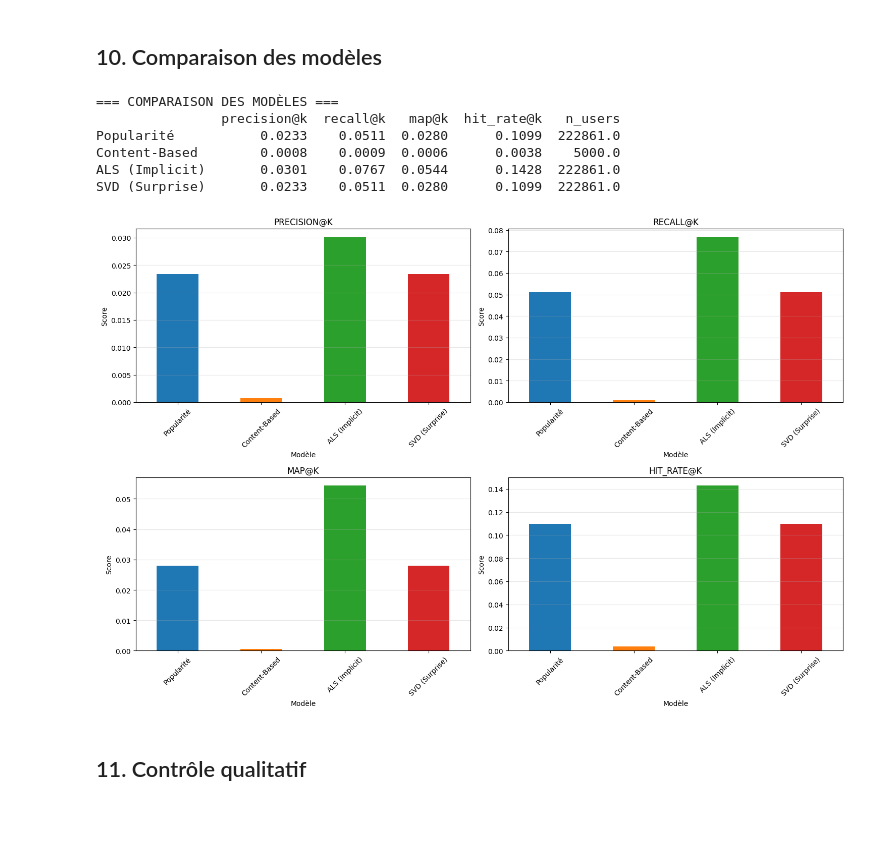
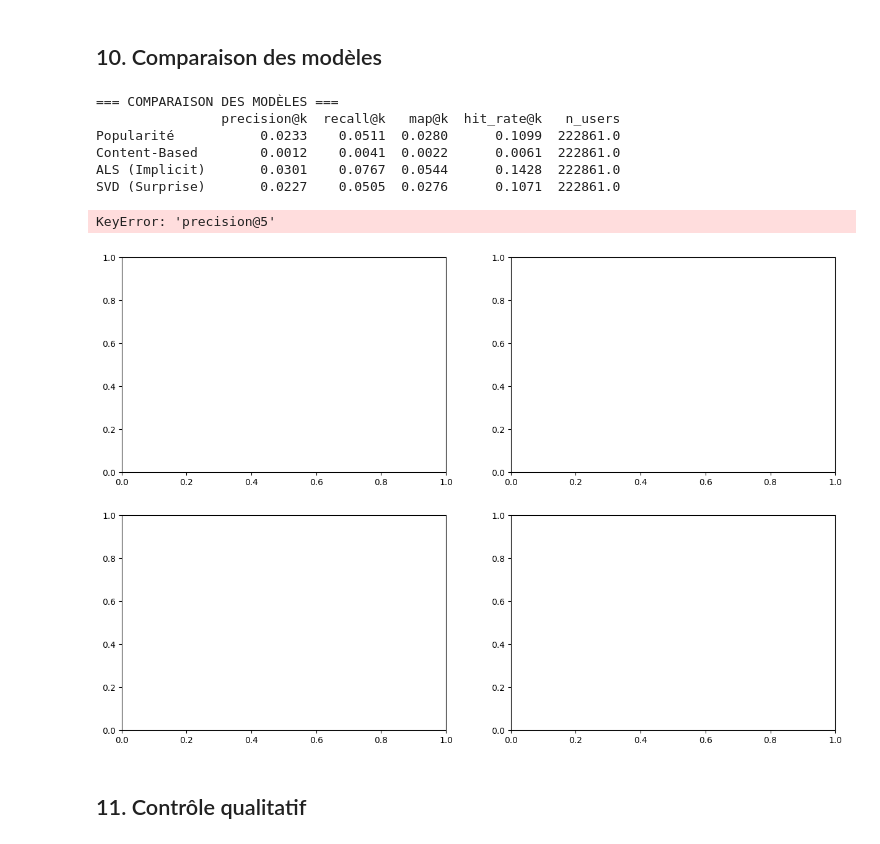
Before and after one commit to nicop1709/P10, a Jupyter notebook: Notebook_recommender_system.ipynb, the cells around one changed output. Cells and saved outputs as stored; diff of their text form; code cells hidden in the pictures; blank space fills up the shorter version.

```diff
--- a/Notebook_recommender_system.ipynb
+++ b/Notebook_recommender_system.ipynb
@@ -416,12 +513,14 @@ print("\nGénération des recommandations content-based (version batch ultra-opt
 start_time = time()
 content_based_recommendations_dict = {}
 
-# Utiliser un échantillon pour tester plus rapidement (optionnel)
-USE_FULL_DATASET = False  # Changez à True pour l'évaluation complète
+# Traiter TOUS les utilisateurs pour une comparaison équitable
+USE_FULL_DATASET = True  # Traiter tous les utilisateurs du test
 sample_size = len(test_user_items) if USE_FULL_DATASET else min(5000, len(test_user_items))
 test_user_ids_sample = list(test_user_items.keys())[:sample_size]
 
-print(f"Traitement de {sample_size} utilisateurs...")
+total_batches = (len(test_user_ids_sample) - 1) // 100 + 1
+print(f"Traitement de {sample_size:,} utilisateurs en {total_batches} batchs de 100...")
+print(f"Estimation initiale: ~{sample_size * 0.024 / 60:.1f} minutes (basé sur ~0.024s/utilisateur)")
 
 # Calculer les similarités en batch pour plusieurs utilisateurs à la fois
 batch_size = 100  # Traiter 100 utilisateurs à la fois
@@ -429,10 +528,22 @@ batch_size = 100  # Traiter 100 utilisateurs à la fois
 for batch_start in range(0, len(test_user_ids_sample), batch_size):
     batch_end = min(batch_start + batch_size, len(test_user_ids_sample))
     batch_users = test_user_ids_sample[batch_start:batch_end]
+    batch_num = batch_start // batch_size + 1
 
-    if (batch_start // batch_size) % 10 == 0:
+    # Afficher la progression tous les 50 batchs ou à chaque batch pour les 10 premiers
+    if batch_num <= 10 or batch_num % 50 == 0 or batch_num == total_batches:
         elapsed = time() - start_time
-        print(f"  Batch {batch_start//batch_size + 1}/{(len(test_user_ids_sample)-1)//batch_size + 1} ({elapsed:.1f}s)")
+        progress_pct = (batch_num / total_batches) * 100
+        if batch_num > 1:
+            avg_time_per_batch = elapsed / batch_num
+            remaining_batches = total_batches - batch_num
+            eta_seconds = avg_time_per_batch * remaining_batches
+            eta_minutes = eta_seconds / 60
+            print(f"  Batch {batch_num}/{total_batches} ({progress_pct:.1f}%) - "
+                  f"Temps écoulé: {elapsed/60:.1f} min - "
+                  f"ETA: {eta_minutes:.1f} min")
+        else:
+            print(f"  Batch {batch_num}/{total_batches} ({progress_pct:.1f}%) - Démarrage...")
 
     # Préparer les profils de ce batch
     batch_profiles = []
@@ -482,10 +593,9 @@ for batch_start in range(0, len(test_user_ids_sample), batch_size):
         content_based_recommendations_dict[user_id] = recommended_article_ids[:5]
 
 elapsed_time = time() - start_time
-print(f"\n✅ Temps total: {elapsed_time:.1f}s ({elapsed_time/60:.1f} min) pour {sample_size} utilisateurs")
-print(f"Temps moyen par utilisateur: {elapsed_time/sample_size:.3f}s")
-if not USE_FULL_DATASET:
-    print(f"Estimation pour tous les utilisateurs: {elapsed_time * len(test_user_items) / sample_size / 60:.1f} minutes")
+print(f"\n✅ Temps total: {elapsed_time:.1f}s ({elapsed_time/60:.1f} min) pour {sample_size:,} utilisateurs")
+print(f"Temps moyen par utilisateur: {elapsed_time/sample_size:.4f}s")
+print(f"Temps moyen par batch (100 utilisateurs): {elapsed_time/total_batches:.2f}s")
 
 # Évaluer le modèle
 content_based_results = evaluate_model(content_based_recommendations_dict, test_user_items, k=5)
@@ -778,38 +895,39 @@ comparison_dict = {
     'ALS (Implicit)': als_results
 }
 
 # Ajouter SVD seulement s'il est disponible
-if SURPRISE_AVAILABLE and svd_results.get('n_users', 0) > 0:
+if svd_results.get('n_users', 0) > 0:
     comparison_dict['SVD (Surprise)'] = svd_results
 
 comparison_df = pd.DataFrame(comparison_dict).T
 
 print("=== COMPARAISON DES MODÈLES ===")
 print(comparison_df.round(4))
 
 # Visualisation
 fig, axes = plt.subplots(2, 2, figsize=(15, 10))
 
-metrics = ['precision@k', 'recall@k', 'map@k', 'hit_rate@k']
+metrics = ['precision@5', 'recall@5', 'map@5', 'hit_rate@5']
 for idx, metric in enumerate(metrics):
     ax = axes[idx // 2, idx % 2]
     comparison_df[metric].plot(kind='bar', ax=ax, color=['#1f77b4', '#ff7f0e', '#2ca02c', '#d62728'])
     ax.set_title(f'{metric.upper()}')
     ax.set_ylabel('Score')
     ax.set_xlabel('Modèle')
     ax.tick_params(axis='x', rotation=45)
     ax.grid(axis='y', alpha=0.3)
 
 plt.tight_layout()
 plt.show()
 # %% [output]
 === COMPARAISON DES MODÈLES ===
                 precision@k  recall@k   map@k  hit_rate@k   n_users
 Popularité           0.0233    0.0511  0.0280      0.1099  222861.0
-Content-Based        0.0008    0.0009  0.0006      0.0038    5000.0
+Content-Based        0.0012    0.0041  0.0022      0.0061  222861.0
 ALS (Implicit)       0.0301    0.0767  0.0544      0.1428  222861.0
-SVD (Surprise)       0.0233    0.0511  0.0280      0.1099  222861.0
+SVD (Surprise)       0.0227    0.0505  0.0276      0.1071  222861.0
+KeyError: 'precision@5'
-[figure, old version]
+[figure, new version]
 # %% [markdown]
 ## 11. Contrôle qualitatif
 # %%
```
Also changed, not shown: parts of 13 cells of this notebook, 3 other files.
